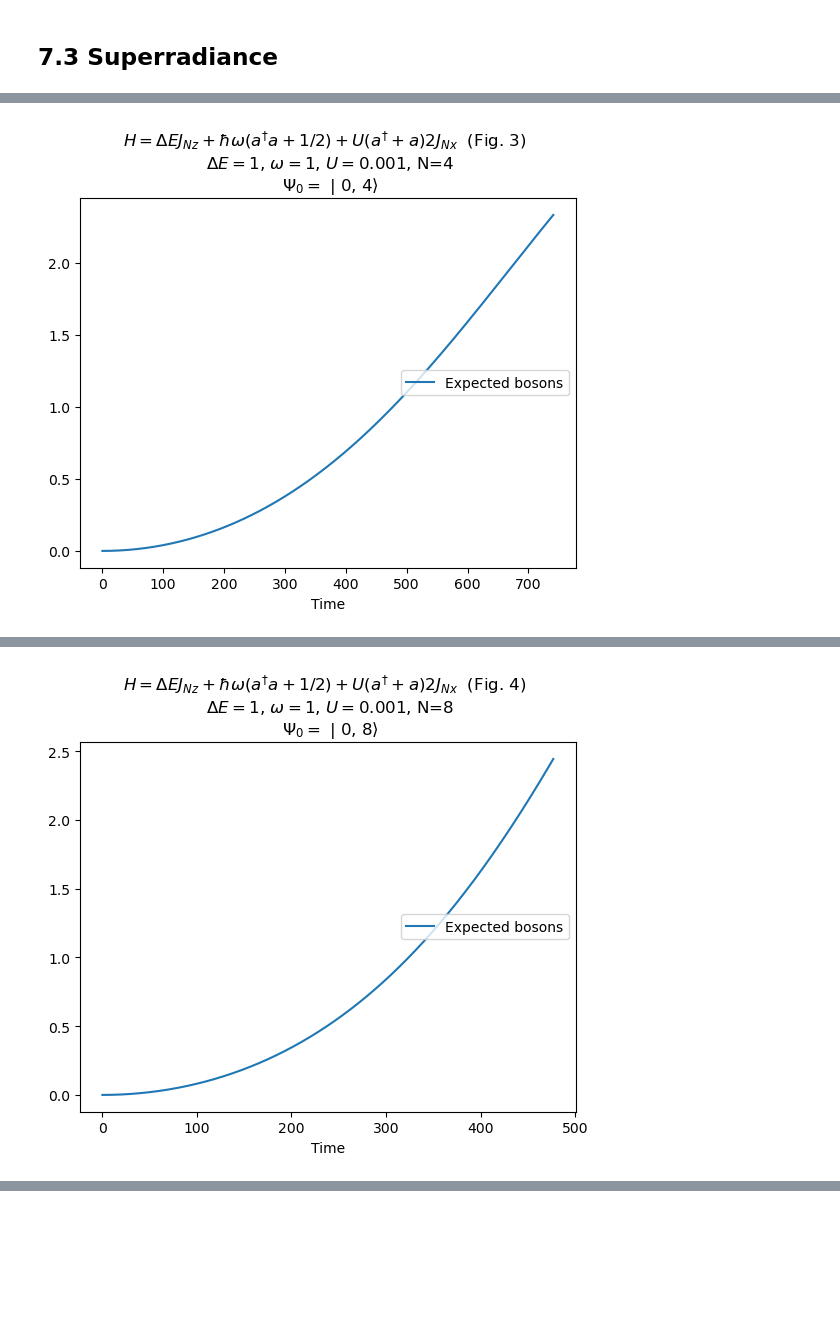
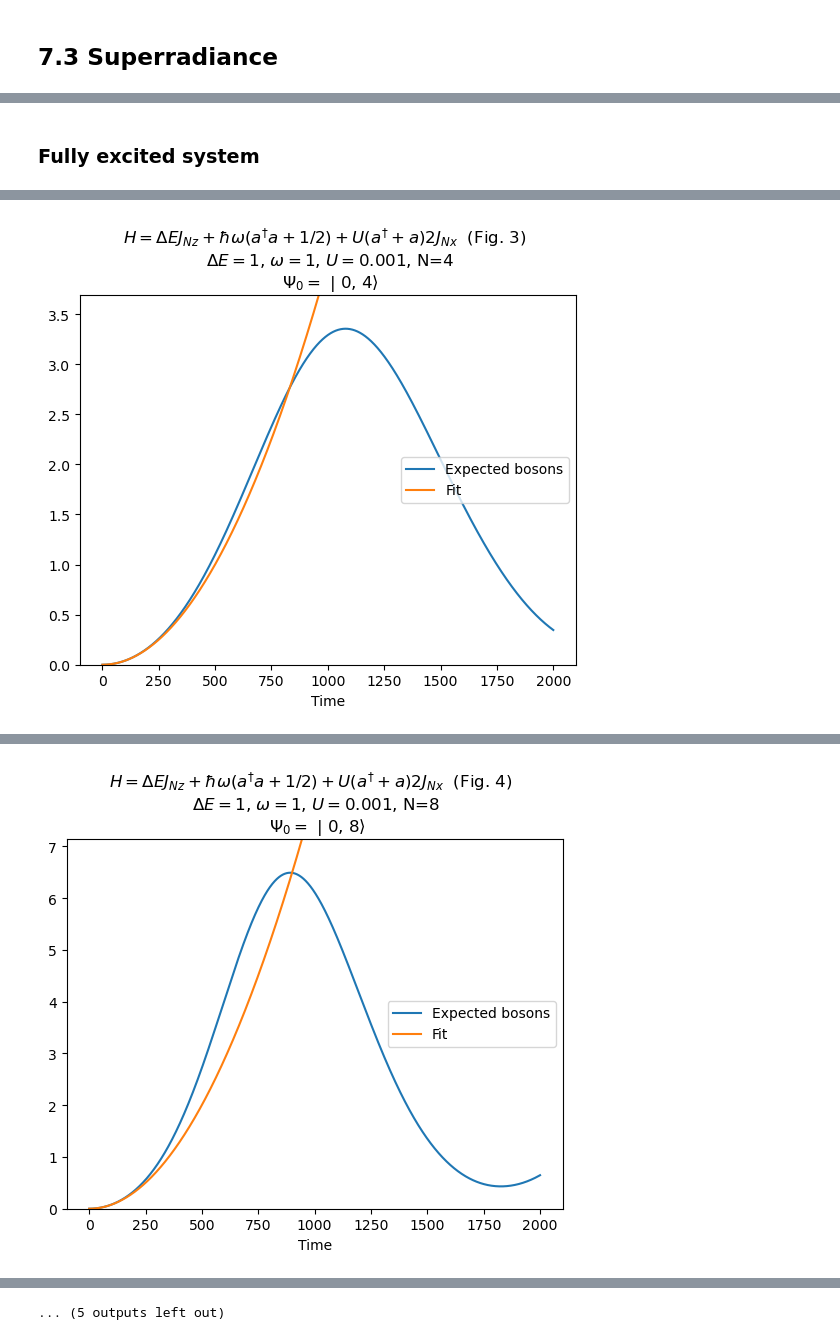
Before and after one commit to project-ida/two-state-quantum-systems, a Jupyter notebook: 07-accelerating-quantum-processes.ipynb, the cells around one changed output, grey strips where cells are left out. Saved outputs shown, nothing was run; the diff lists cells and outputs as text; code cells hidden in the pictures; blank space fills up the shorter version.

```diff
--- a/07-accelerating-quantum-processes.ipynb
+++ b/07-accelerating-quantum-processes.ipynb
@@ -303,0 +329,8 @@ U = 0.001 # Note this is a factor of 10 lower than in the last tutorial
+# %% [markdown]
+### Fully excited system
+# %%
+# a + bt + ct^2.
+# a=0 because number of bosons 0 to start
+# b=0 because (from experience) rate is 0 to start
+def model_func(t, c):
+    return c*t**2
@@ -306,10 +343,8 @@ U = 0.001 # Note this is a factor of 10 lower than in the last tutorial
 # %%time must be at the top of the cell and by itself. It tells you the "Wall time" (how long the cell took to run) at the end of the output (should be about 2 min).
 
 Ns = [1,2,4,8,16,32,64,128] # number of TLS we want to simulation
-freq = [] # For storing frequency associated with emission of a single boson
-
-# Simulation end time for the first simulation - we'll change this dynamically
-tend = 2000.0
+times = np.linspace(0,  2000, 2000)
+rate = [] # For storing emission rates
 
 for i, N in enumerate(Ns):
     if N==1:
@@ -322,18 +357,20 @@ for i, N in enumerate(Ns):
 
     H = DeltaE*two_state + omega*bosons + U*interaction
 
-    psi0_ind = nm_list.index((0,N))  # Field in vacuum state (0) with N/2 excitations (int(N/2))
+    psi0_ind = nm_list.index((0,N))  # Field in vacuum state (0) with N excitations (N)
     psi0 = basis(len(nm_list), psi0_ind)
 
-    # Dynamically change the simulation time
-    times = np.linspace(0,  tend, 1000)
 
     # We can use use QuTips sesolve here because of the shorter
     # simulation time. Sometimes sesolve is still fastser than
     # our custom solver because of unknown optimisations made
     # made the QuTip/Numpy teams.
-    result = sesolve(H, psi0, times, [number])
+    # Note progress bar because the last simulation will take about 5 min
+    result = sesolve(H, psi0, times, [number], progress_bar=True)
 
+    # For fitting, we'll find when the first boson is emitted, then re-simulate
+    # up to that pointso that we can get a better resolution over the shorter time periods.
+    # We do this because we expect timescales to shorten as we increase TLS number
     if N==1:
         # N=1 is special because number of bosons never crosses 1 so we need to use find_peaks just like in the last tutorial
         peaks, _ = find_peaks(result.expect[0], prominence=0.05)
@@ -344,15 +381,18 @@ for i, N in enumerate(Ns):
         crossing_one_index = np.where(np.diff((result.expect[0] > 1).astype(int)))[0][0]
         time_to_emit_one = times[crossing_one_index]
 
-    freq.append(2*np.pi / time_to_emit_one)
+    times_fit = np.linspace(0,  time_to_emit_one, 1000)
+    result_fit = sesolve(H, psi0, times_fit, [number])
 
-    # Update the end of the simulation time for the next simulation. We expect the next simulation
-    # to have shorter emission time than the last, so we can end the next simulation and the
-    # time when this simulation emitted its first boson.
-    tend = time_to_emit_one
+    fit, covariance = curve_fit(model_func, times_fit[0:100], result_fit.expect[0][0:100],p0=[0.01],maxfev=500)
+
+    rate.append(2*fit[0])
+
 
     plt.plot(times, result.expect[0], label="Expected bosons")
+    plt.plot(times,model_func(times,*fit),label="Fit")
     plt.xlabel("Time")
+    plt.ylim([0,result.expect[0].max()*1.1])
     plt.legend(loc="right")
     plt.title(f"{H_latex} (Fig. {i+1})  \n $\Delta E={DeltaE}$, $\omega={omega}$, $U={U}$, N={N} \n $\Psi_0 =$ {ket_labels[psi0_ind]}")
     plt.show();
@@ -362 +432 @@ for i, N in enumerate(Ns):
-[figure, old version]
+[figure, new version]
@@ -363 +443 @@ for i, N in enumerate(Ns):
-[figure, old version]
+[figure, new version]
@@ -369,0 +466 @@ Wall time: 18.5 s
+... (5 outputs left out)
```
Also changed, not shown: parts of 70 cells of this notebook.
